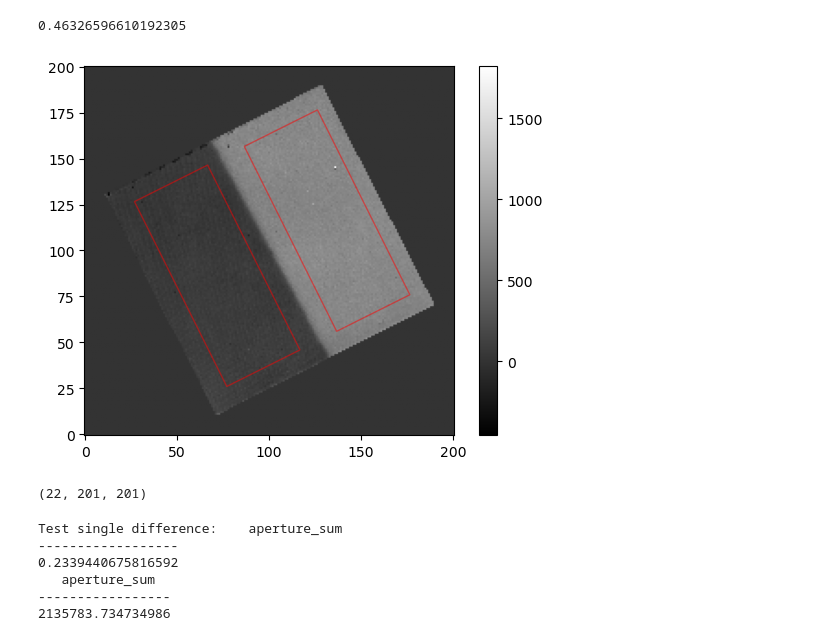
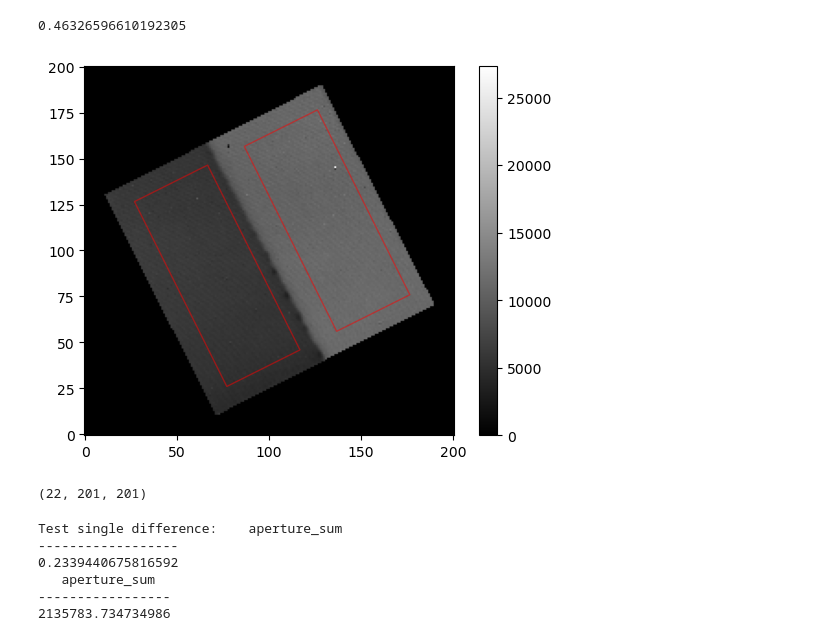
Before and after one commit to UCSB-Exoplanet-Polarimetry-Lab/CHARIS-polcal, a Jupyter notebook: single_diff.ipynb, the cells around one changed output. Saved outputs shown, nothing was run; the diff lists cells and outputs as text; code cells hidden in the pictures.

Commit message:
quick data function, checked functions for bugs

```diff
--- a/single_diff.ipynb
+++ b/single_diff.ipynb
@@ -61,17 +61,17 @@ aperture_lbeam = RectangularAperture(centroid_lbeam, shrunkwidth_lbeam, shrunkhe
 aperture_rbeam = RectangularAperture(centroid_rbeam, shrunkwidth_lbeam, shrunkheight, theta=theta)
 # %%
 # visualize apertures
-
-test_hdul = fits.open(fn)
+fn_2 = '/Users/thomasmcintosh/Desktop/CHARIS-REU/Cubes_2/cubes/CRSA00162889_cube.fits'
+test_hdul = fits.open(fn_2)
 test_image_data = test_hdul[1].data
 aperture_lbeam.plot(color='red', alpha=0.5)
 aperture_rbeam.plot(color='red', alpha=0.5)
-plt.imshow(test_image_data[3], origin='lower', cmap='gray')
+plt.imshow(test_image_data[8], origin='lower', cmap='gray')
 plt.colorbar()
 plt.show()
 test_image_data.shape
 # %% [output]
-[figure, old version]
+[figure, new version]
 (22, 201, 201)
 # %%
 # test aperture photometry
```
Also changed, not shown: parts of 7 cells of this notebook.
